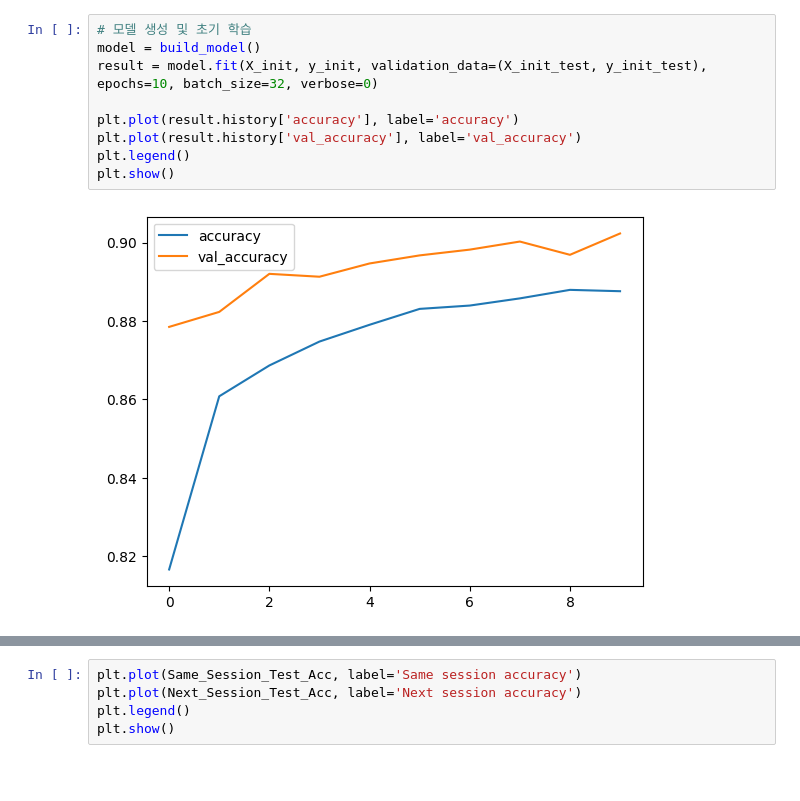
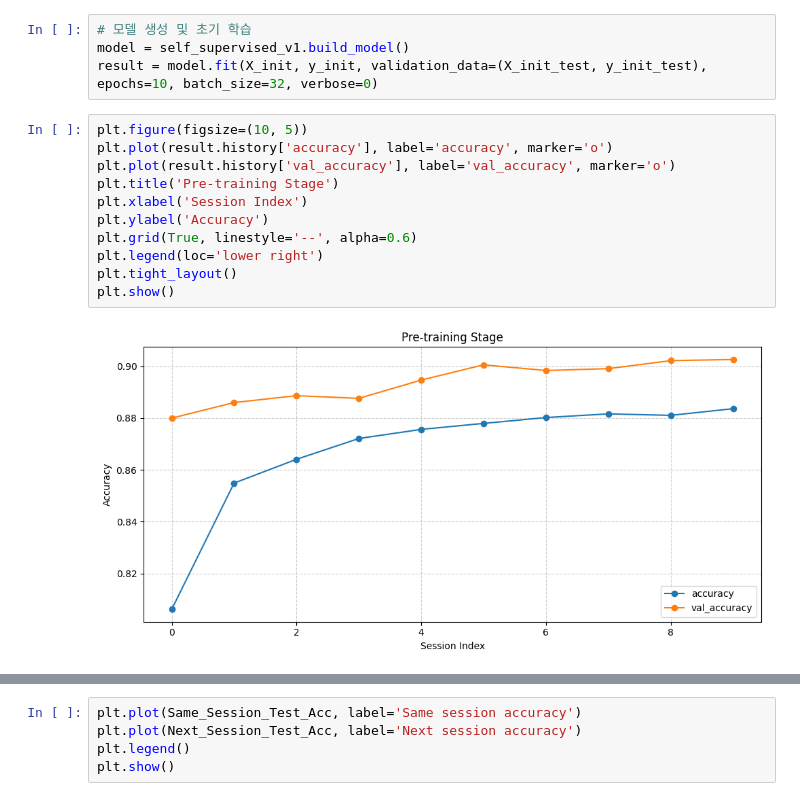
Before and after one commit to Hunminlee/Neural_Computing_Interface_MindForce, a Jupyter notebook: V5 Self Supervised Learning/tmp.ipynb, the cells around one changed output, grey strips where cells are left out. Drawn from its saved outputs; the diff is of its cells as text; blank space fills up the shorter version.

Commit message:
self-supervised commit2.6

```diff
--- a/V5 Self Supervised Learning/tmp.ipynb
+++ b/V5 Self Supervised Learning/tmp.ipynb
@@ -104,12 +41,18 @@ Dataset 8/55 - Session Exp_2025-06-20-v6/E9AD0E7DCC2B/
 # %%
 # 모델 생성 및 초기 학습
-model = build_model()
+model = self_supervised_v1.build_model()
 result = model.fit(X_init, y_init, validation_data=(X_init_test, y_init_test), epochs=10, batch_size=32, verbose=0)
-
-plt.plot(result.history['accuracy'], label='accuracy')
-plt.plot(result.history['val_accuracy'], label='val_accuracy')
-plt.legend()
-plt.show()
-# %% [output]
-[figure, removed]
+# %%
+plt.figure(figsize=(10, 5))
+plt.plot(result.history['accuracy'], label='accuracy', marker='o')
+plt.plot(result.history['val_accuracy'], label='val_accuracy', marker='o')
+plt.title('Pre-training Stage')
+plt.xlabel('Session Index')
+plt.ylabel('Accuracy')
+plt.grid(True, linestyle='--', alpha=0.6)
+plt.legend(loc='lower right')
+plt.tight_layout()
+plt.show()
+# %% [output]
+[figure, added]
 # %%
```
Also changed, not shown: parts of 4 cells of this notebook, 4 other files.
